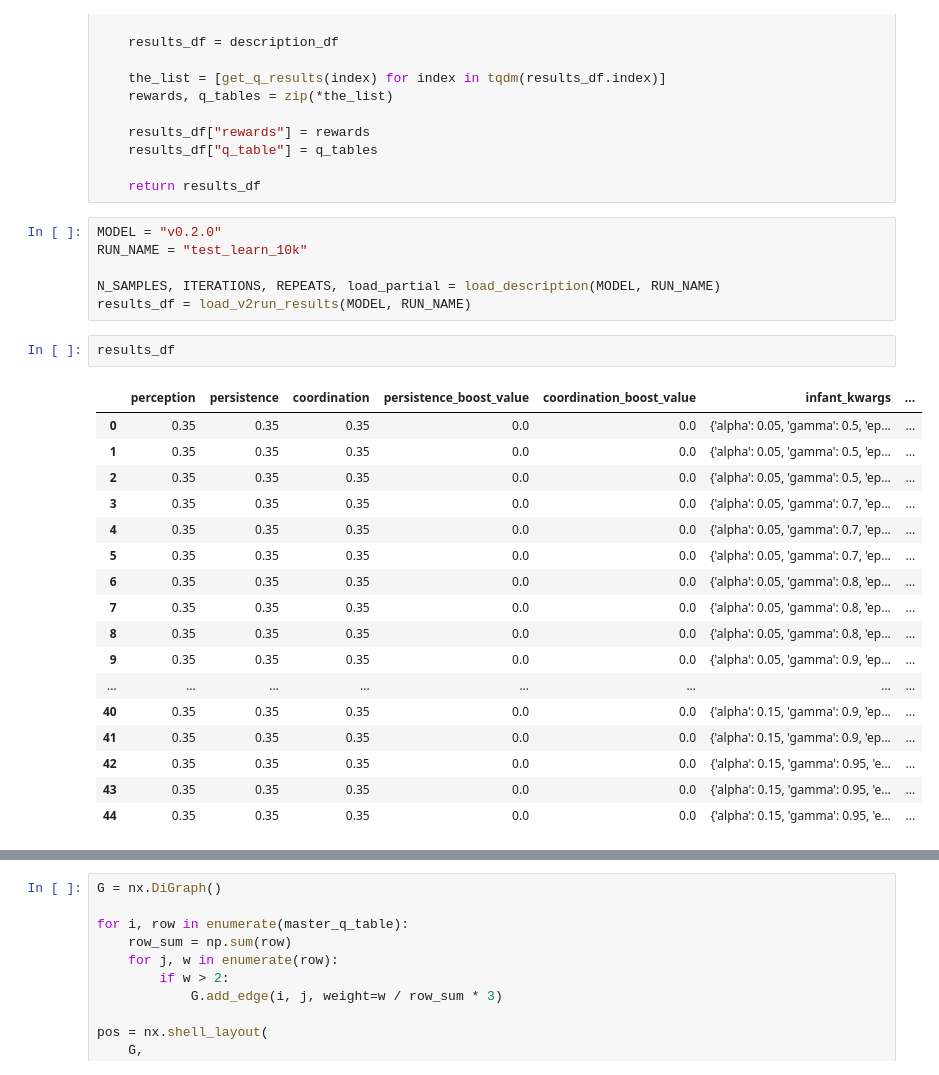
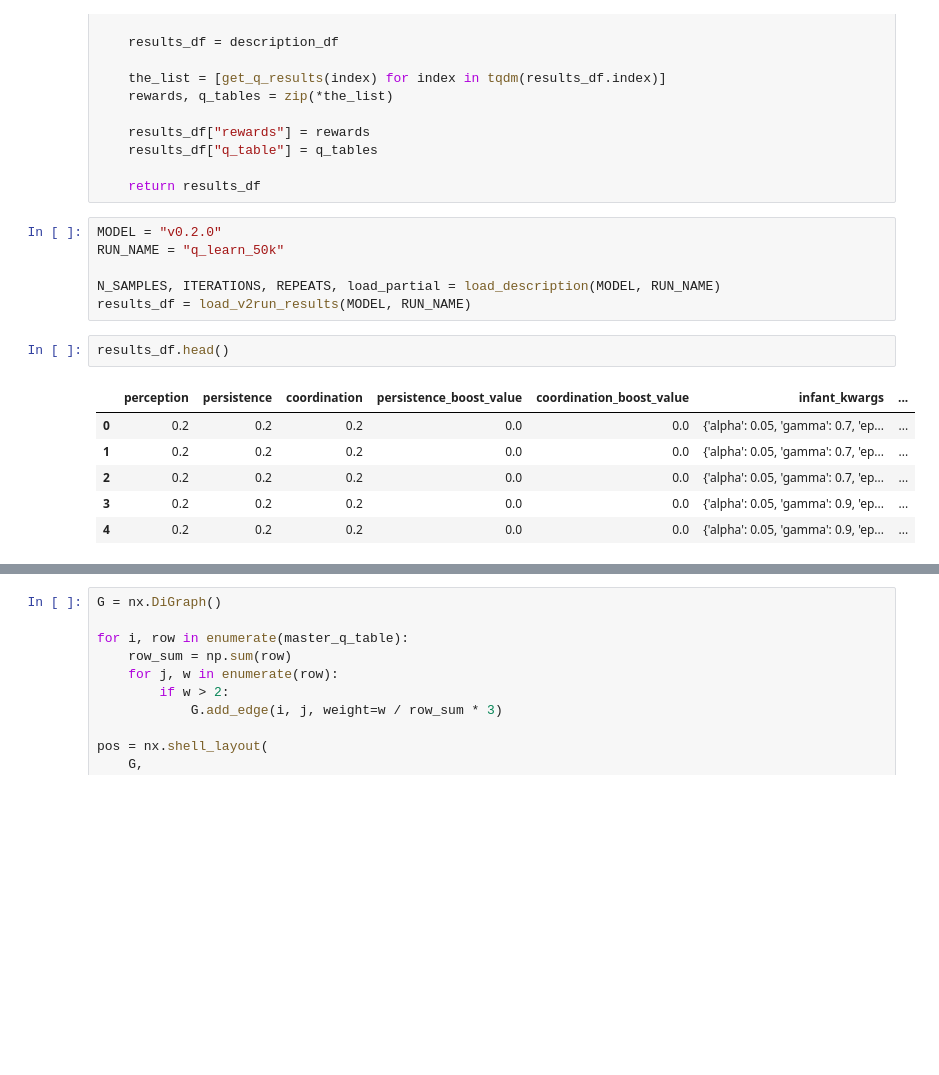
Before and after one commit to roznawsk/infant-abm, a Jupyter notebook: visualization_v2.ipynb, the cells around one changed output, grey strips where cells are left out. Saved outputs shown, nothing was run; the diff lists cells and outputs as text; blank space fills up the shorter version.

```diff
--- a/visualization_v2.ipynb
+++ b/visualization_v2.ipynb
@@ -68,27 +68,16 @@ def load_v2run_results(model, run_name):
     return results_df
 # %%
 MODEL = "v0.2.0"
-RUN_NAME = "test_learn_10k"
+RUN_NAME = "q_learn_50k"
 
 N_SAMPLES, ITERATIONS, REPEATS, load_partial = load_description(MODEL, RUN_NAME)
 results_df = load_v2run_results(MODEL, RUN_NAME)
 # %%
-results_df
+results_df.head()
 # %% [output]
 |  | perception | persistence | coordination | persistence_boost_value | coordination_boost_value | infant_kwargs | ... |
-| 0 | 0.35 | 0.35 | 0.35 | 0.0 | 0.0 | {'alpha': 0.05, 'gamma': 0.5, 'ep... | ... |
-| 1 | 0.35 | 0.35 | 0.35 | 0.0 | 0.0 | {'alpha': 0.05, 'gamma': 0.5, 'ep... | ... |
-| 2 | 0.35 | 0.35 | 0.35 | 0.0 | 0.0 | {'alpha': 0.05, 'gamma': 0.5, 'ep... | ... |
-| 3 | 0.35 | 0.35 | 0.35 | 0.0 | 0.0 | {'alpha': 0.05, 'gamma': 0.7, 'ep... | ... |
-| 4 | 0.35 | 0.35 | 0.35 | 0.0 | 0.0 | {'alpha': 0.05, 'gamma': 0.7, 'ep... | ... |
-| 5 | 0.35 | 0.35 | 0.35 | 0.0 | 0.0 | {'alpha': 0.05, 'gamma': 0.7, 'ep... | ... |
-| 6 | 0.35 | 0.35 | 0.35 | 0.0 | 0.0 | {'alpha': 0.05, 'gamma': 0.8, 'ep... | ... |
-| 7 | 0.35 | 0.35 | 0.35 | 0.0 | 0.0 | {'alpha': 0.05, 'gamma': 0.8, 'ep... | ... |
-| 8 | 0.35 | 0.35 | 0.35 | 0.0 | 0.0 | {'alpha': 0.05, 'gamma': 0.8, 'ep... | ... |
-| 9 | 0.35 | 0.35 | 0.35 | 0.0 | 0.0 | {'alpha': 0.05, 'gamma': 0.9, 'ep... | ... |
-| ... | ... | ... | ... | ... | ... | ... | ... |
-| 40 | 0.35 | 0.35 | 0.35 | 0.0 | 0.0 | {'alpha': 0.15, 'gamma': 0.9, 'ep... | ... |
-| 41 | 0.35 | 0.35 | 0.35 | 0.0 | 0.0 | {'alpha': 0.15, 'gamma': 0.9, 'ep... | ... |
-| 42 | 0.35 | 0.35 | 0.35 | 0.0 | 0.0 | {'alpha': 0.15, 'gamma': 0.95, 'e... | ... |
-| 43 | 0.35 | 0.35 | 0.35 | 0.0 | 0.0 | {'alpha': 0.15, 'gamma': 0.95, 'e... | ... |
-| 44 | 0.35 | 0.35 | 0.35 | 0.0 | 0.0 | {'alpha': 0.15, 'gamma': 0.95, 'e... | ... |
+| 0 | 0.2 | 0.2 | 0.2 | 0.0 | 0.0 | {'alpha': 0.05, 'gamma': 0.7, 'ep... | ... |
+| 1 | 0.2 | 0.2 | 0.2 | 0.0 | 0.0 | {'alpha': 0.05, 'gamma': 0.7, 'ep... | ... |
+| 2 | 0.2 | 0.2 | 0.2 | 0.0 | 0.0 | {'alpha': 0.05, 'gamma': 0.7, 'ep... | ... |
+| 3 | 0.2 | 0.2 | 0.2 | 0.0 | 0.0 | {'alpha': 0.05, 'gamma': 0.9, 'ep... | ... |
+| 4 | 0.2 | 0.2 | 0.2 | 0.0 | 0.0 | {'alpha': 0.05, 'gamma': 0.9, 'ep... | ... |
```
Also changed, not shown: parts of 24 cells of this notebook, 6 other files.
